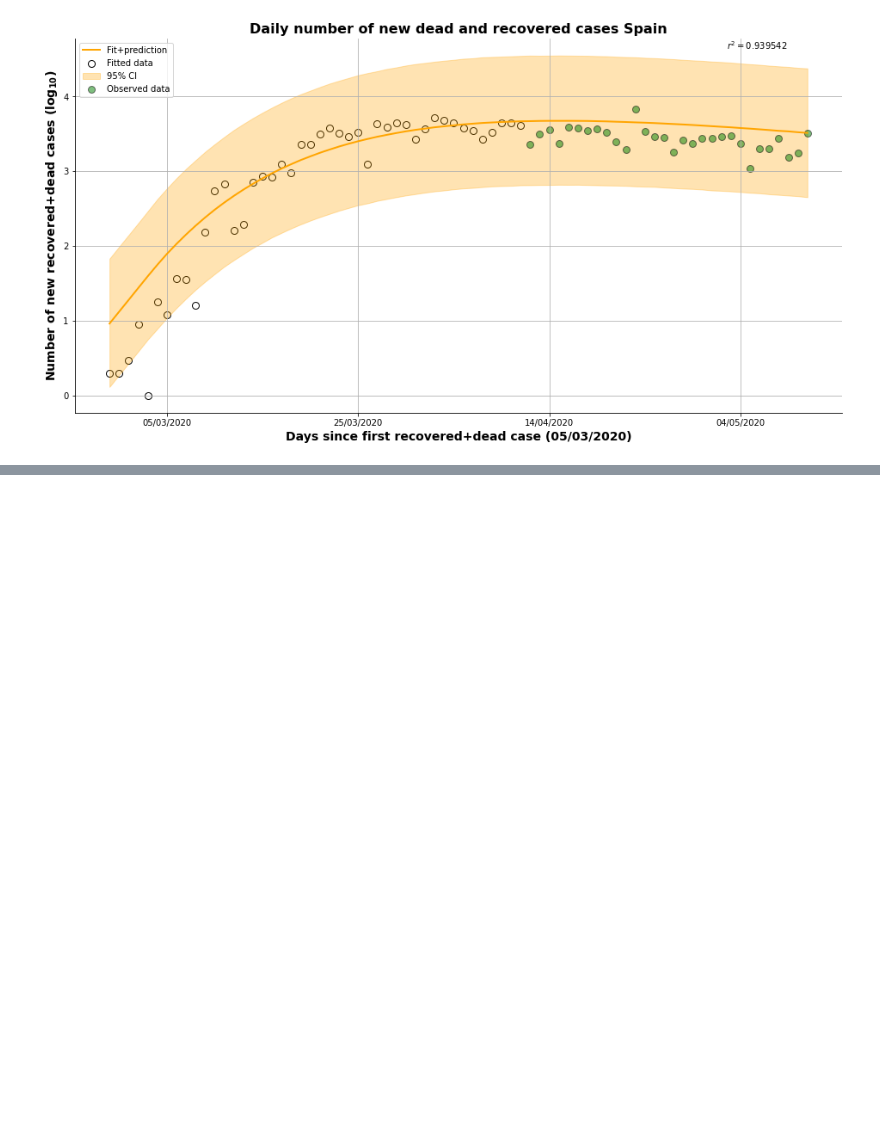
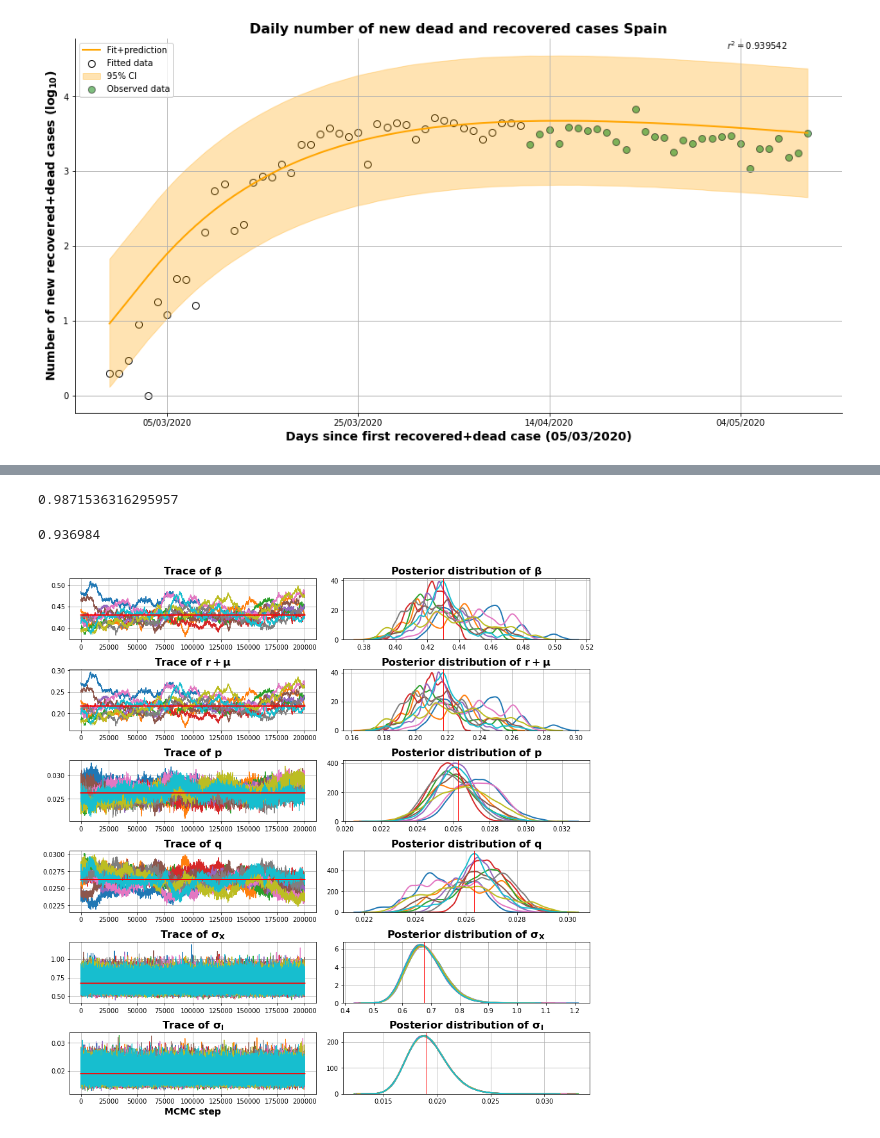
Before and after one commit to Nuelam9/Bayesian-inference-on-SCIR-epidemic-model, a Jupyter notebook: Optimization/Fit-Covid-Data.ipynb, the cells around one changed output, grey strips where cells are left out. Cells and saved outputs as stored; diff of their text form; code cells hidden in the pictures; blank space fills up the shorter version.

```diff
--- a/Optimization/Fit-Covid-Data.ipynb
+++ b/Optimization/Fit-Covid-Data.ipynb
@@ -488,3 +488,6 @@ plot_results(res_9, ci=95, Y=False, Z=True, observed=True)
 plt.savefig("../Advanced-statistics/Results/esp/first_wave/plot/death_recovered_after.png", quality=100, transparent=True, dpi=400)
 # %% [output]
 [figure]
+# %%
+filehandler = open('../Advanced-statistics/Results/ita/first_wave/results_synthetic_ita.pkl', 'rb')
+res_10 = pickle.load(filehandler)
@@ -490,0 +508,11 @@ plt.savefig("../Advanced-statistics/Results/esp/first_wave/plot/death_recovered_
+# %%
+print(R_inf(res_10))
+
+R_inf_less_one(res_10)
+# %% [output]
+0.9871536316295957
+0.936984
+# %%
+plot_summary(res_10)
+# %% [output]
+[figure, added]
```
Also changed, not shown: parts of 12 cells of this notebook, 18 other files.
